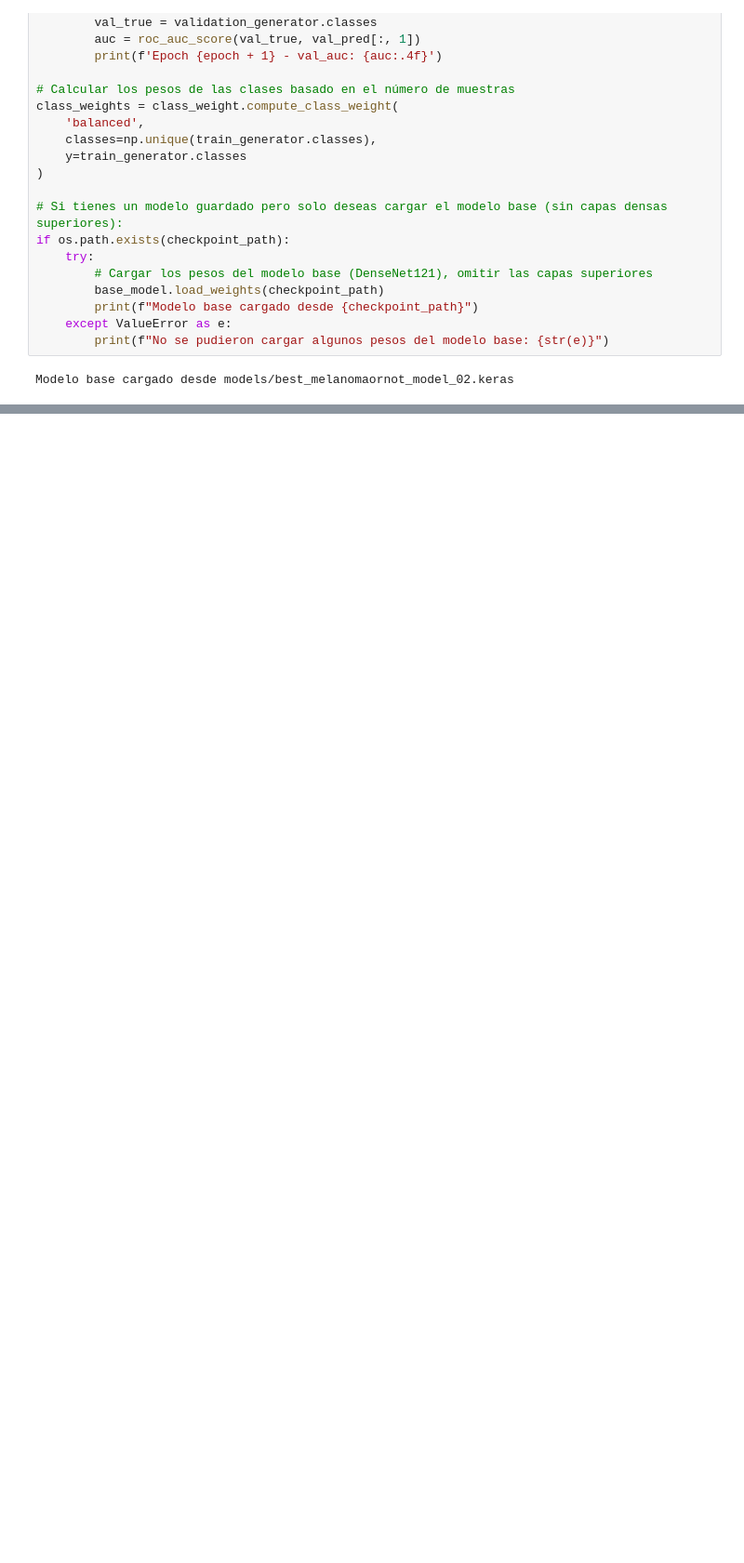
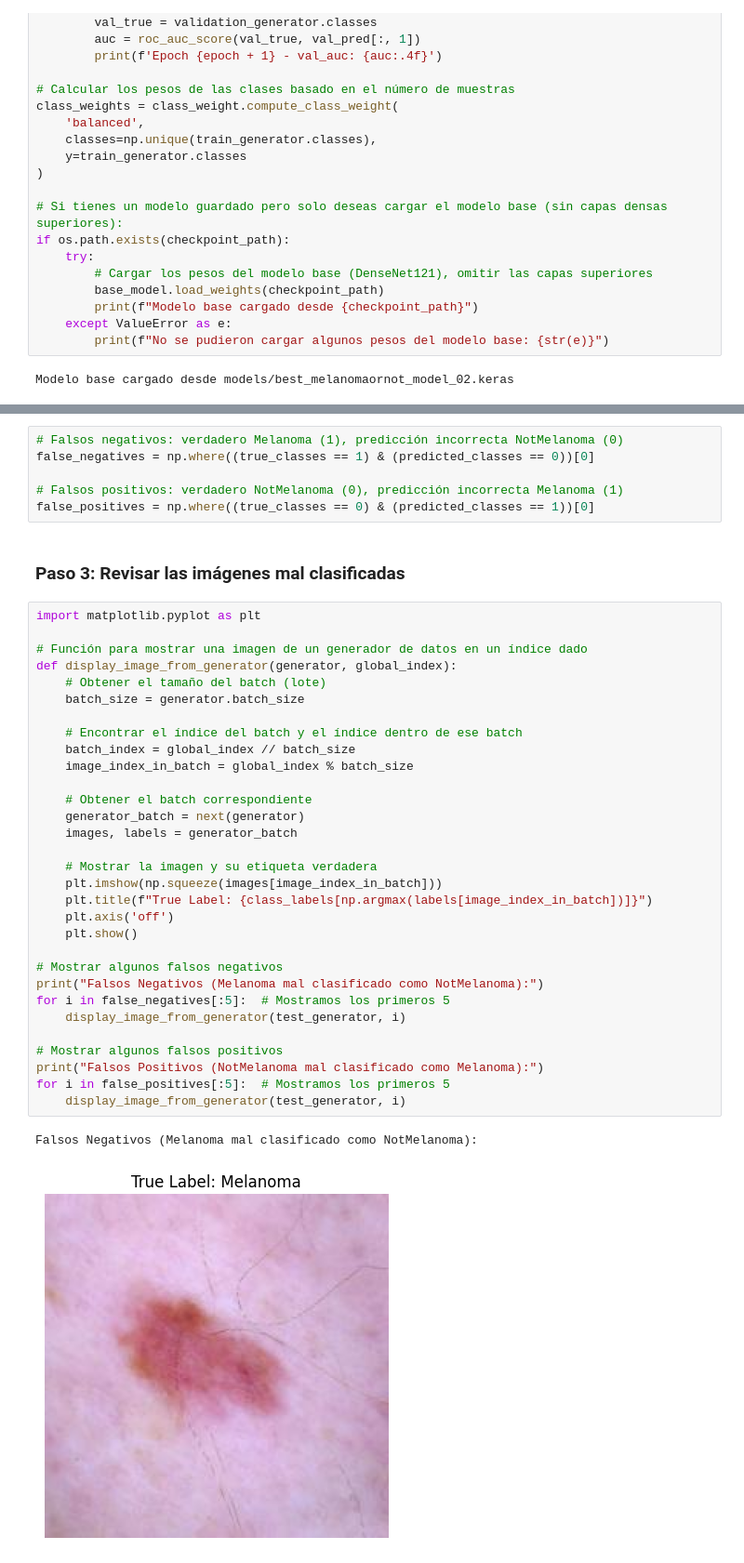
Before and after one commit to nacjacds/Melanoma_Detection_Tool, a Jupyter notebook: Melanoma_3.ipynb, the cells around one changed output, grey strips where cells are left out. Shown at 93% size. Saved outputs shown, nothing was run; the diff lists cells and outputs as text; blank space fills up the shorter version.

```diff
--- a/Melanoma_3.ipynb
+++ b/Melanoma_3.ipynb
@@ -236,0 +494,42 @@ model.save('models/melanoma_3.keras')
+# %%
+# Falsos negativos: verdadero Melanoma (1), predicción incorrecta NotMelanoma (0)
+false_negatives = np.where((true_classes == 1) & (predicted_classes == 0))[0]
+
+# Falsos positivos: verdadero NotMelanoma (0), predicción incorrecta Melanoma (1)
+false_positives = np.where((true_classes == 0) & (predicted_classes == 1))[0]
+# %% [markdown]
+### Paso 3: Revisar las imágenes mal clasificadas
+# %%
+import matplotlib.pyplot as plt
+
+# Función para mostrar una imagen de un generador de datos en un índice dado
+def display_image_from_generator(generator, global_index):
+    # Obtener el tamaño del batch (lote)
+    batch_size = generator.batch_size
+
+    # Encontrar el índice del batch y el índice dentro de ese batch
+    batch_index = global_index // batch_size
+    image_index_in_batch = global_index % batch_size
+
+    # Obtener el batch correspondiente
+    generator_batch = next(generator)
+    images, labels = generator_batch
+
+    # Mostrar la imagen y su etiqueta verdadera
+    plt.imshow(np.squeeze(images[image_index_in_batch]))
+    plt.title(f"True Label: {class_labels[np.argmax(labels[image_index_in_batch])]}")
+    plt.axis('off')
+    plt.show()
+
+# Mostrar algunos falsos negativos
+print("Falsos Negativos (Melanoma mal clasificado como NotMelanoma):")
+for i in false_negatives[:5]:  # Mostramos los primeros 5
+    display_image_from_generator(test_generator, i)
+
+# Mostrar algunos falsos positivos
+print("Falsos Positivos (NotMelanoma mal clasificado como Melanoma):")
+for i in false_positives[:5]:  # Mostramos los primeros 5
+    display_image_from_generator(test_generator, i)
+# %% [output]
+Falsos Negativos (Melanoma mal clasificado como NotMelanoma):
+[figure, added]
```
Also changed, not shown: parts of 18 cells of this notebook, 4 other files.
